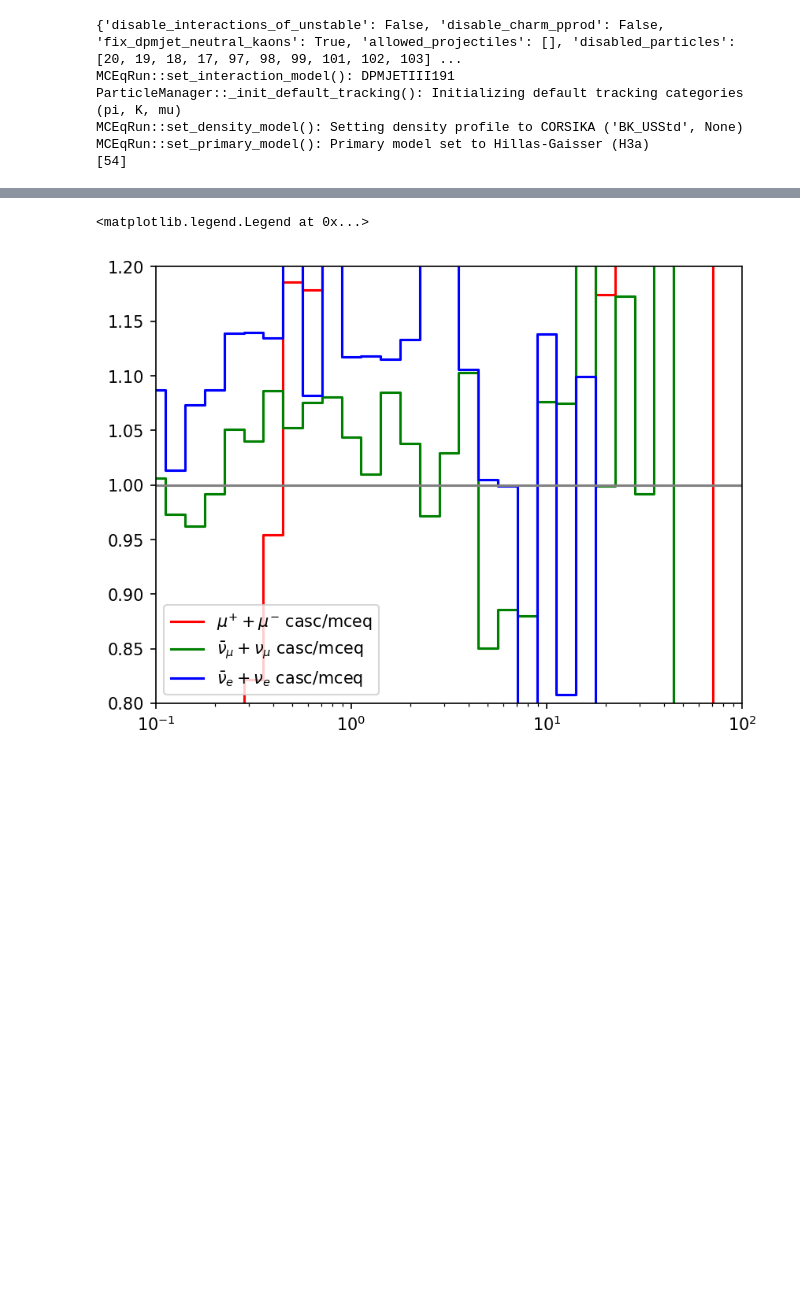
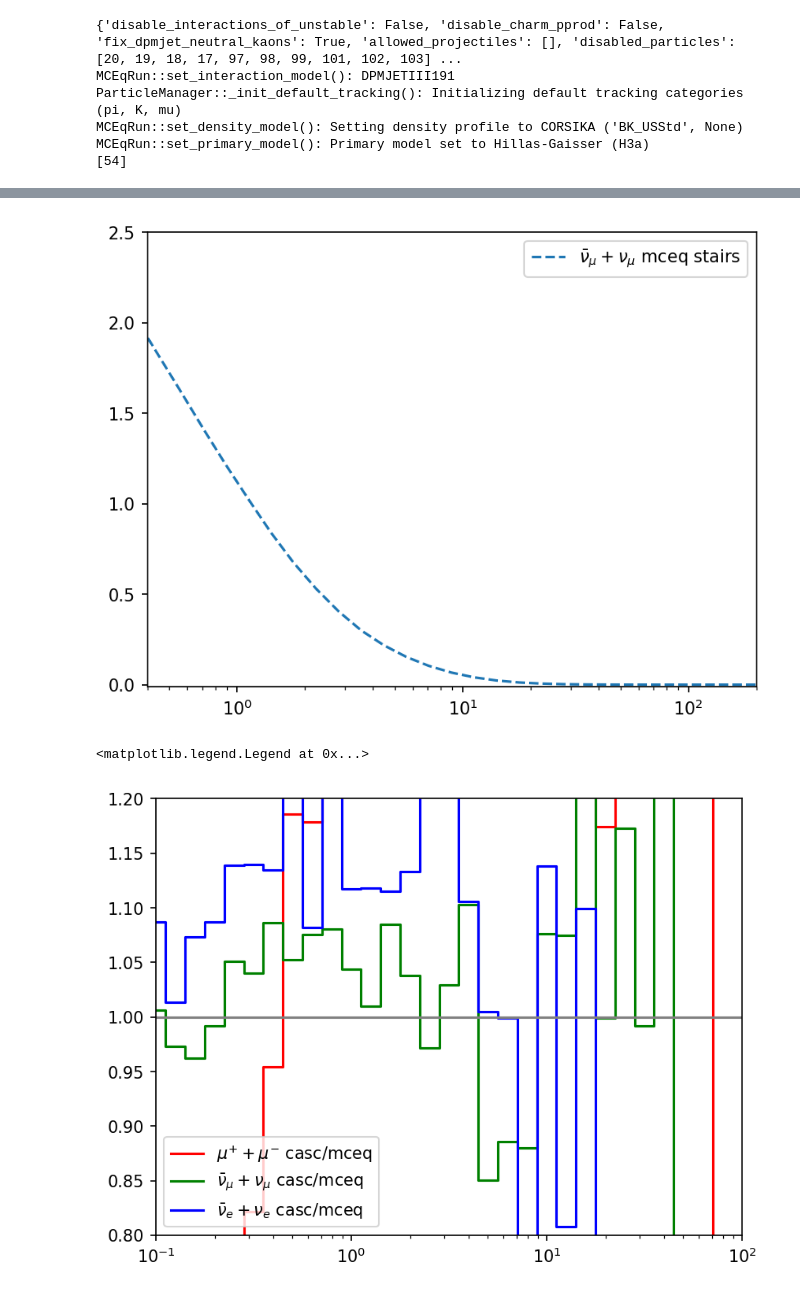
Before and after one commit to jncots/xmax_sigma, a Jupyter notebook: cascade_np/test_cas_driver.ipynb, the cells around one changed output, grey strips where cells are left out. Saved outputs shown, nothing was run; the diff lists cells and outputs as text; code cells hidden in the pictures; blank space fills up the shorter version.

```diff
--- a/cascade_np/test_cas_driver.ipynb
+++ b/cascade_np/test_cas_driver.ipynb
@@ -169,3 +194,13 @@ Histogram of 211 with mass 0.13957039000000002
+# %%
+plt.plot(res_mceq.egrid, res_mceq.numu_spec[1], label = f"{res_mceq.numu_spec[2]} stairs", linestyle='--')
+
+plt.xscale("log")
+plt.xlim(4e-1, 2e2)
+plt.ylim(-0.01, 2.5)
+plt.legend()
+plt.savefig('temp_line.png', transparent=True)
+# %% [output]
+[figure, added]
 # %%
 plt.xscale("log")
 plt.xlim(1e-1, 1e2)
```
Also changed, not shown: parts of 9 cells of this notebook, 13 other files.
